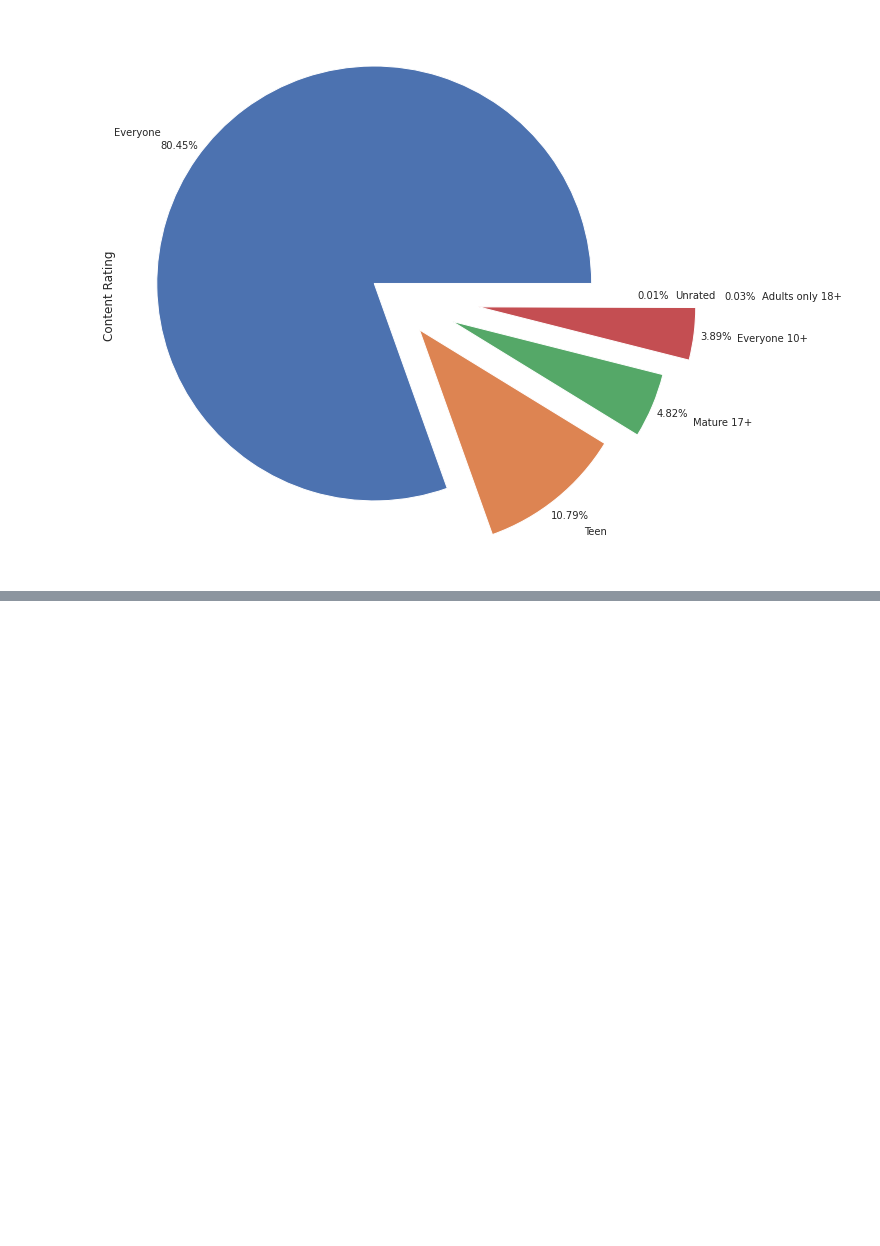
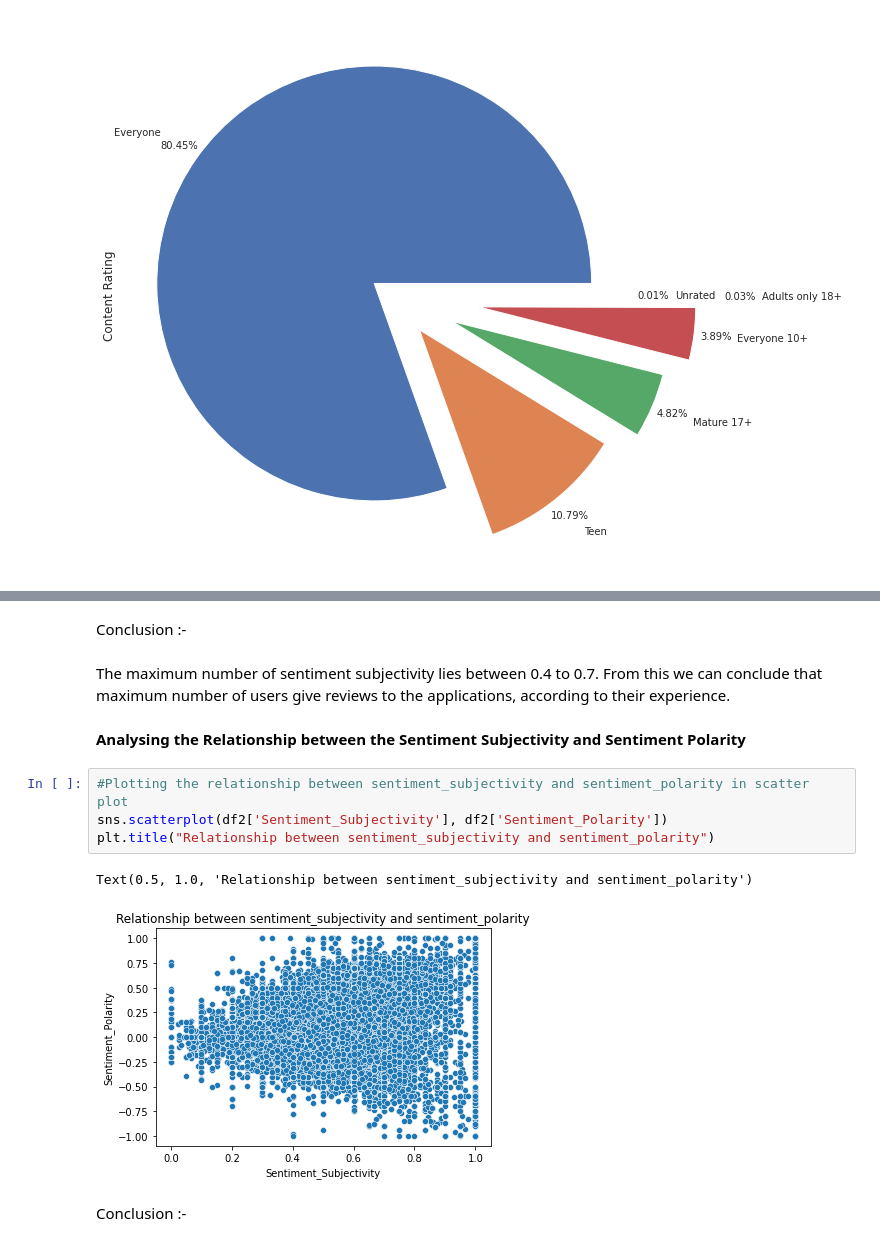
Before and after one commit to nandukamankar/eda_project_on-play_store_app_data-, a Jupyter notebook: Copy_of_5_3c_of_Play_Store_App_Review_Analysis_Capstone_Project.ipynb, the cells around one changed output, grey strips where cells are left out. Drawn from its saved outputs; the diff is of its cells as text; blank space fills up the shorter version.

```diff
--- a/Copy_of_5_3c_of_Play_Store_App_Review_Analysis_Capstone_Project.ipynb
+++ b/Copy_of_5_3c_of_Play_Store_App_Review_Analysis_Capstone_Project.ipynb
@@ -831,0 +882,15 @@ content_rating_df.plot(kind='pie', fontsize=10, explode= (0.1,0.2,0.3,0.4,0.5,0.
+# %% [markdown]
+Conclusion :-
+# %% [markdown]
+The maximum number of sentiment subjectivity lies between 0.4 to 0.7. From this we can conclude that maximum number of users give reviews to the applications, according to their experience.
+# %% [markdown]
+**Analysing the Relationship between the Sentiment Subjectivity and Sentiment Polarity**
+# %%
+#Plotting the relationship between sentiment_subjectivity and sentiment_polarity in scatter plot
+sns.scatterplot(df2['Sentiment_Subjectivity'], df2['Sentiment_Polarity'])
+plt.title("Relationship between sentiment_subjectivity and sentiment_polarity")
+# %% [output]
+Text(0.5, 1.0, 'Relationship between sentiment_subjectivity and sentiment_polarity')
+[figure, added]
+# %% [markdown]
+Conclusion :-
```
Also changed, not shown: parts of 18 cells of this notebook.
